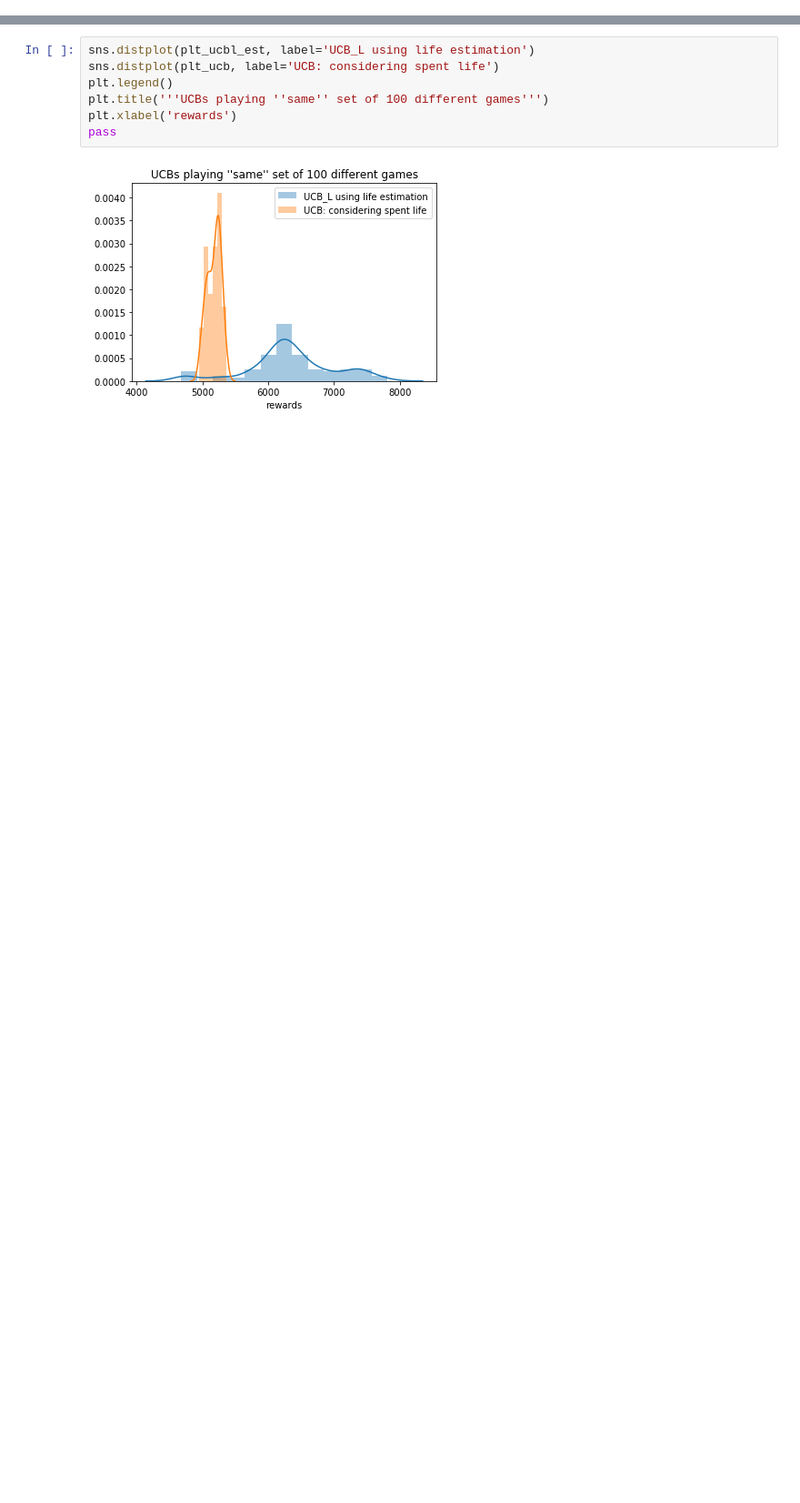
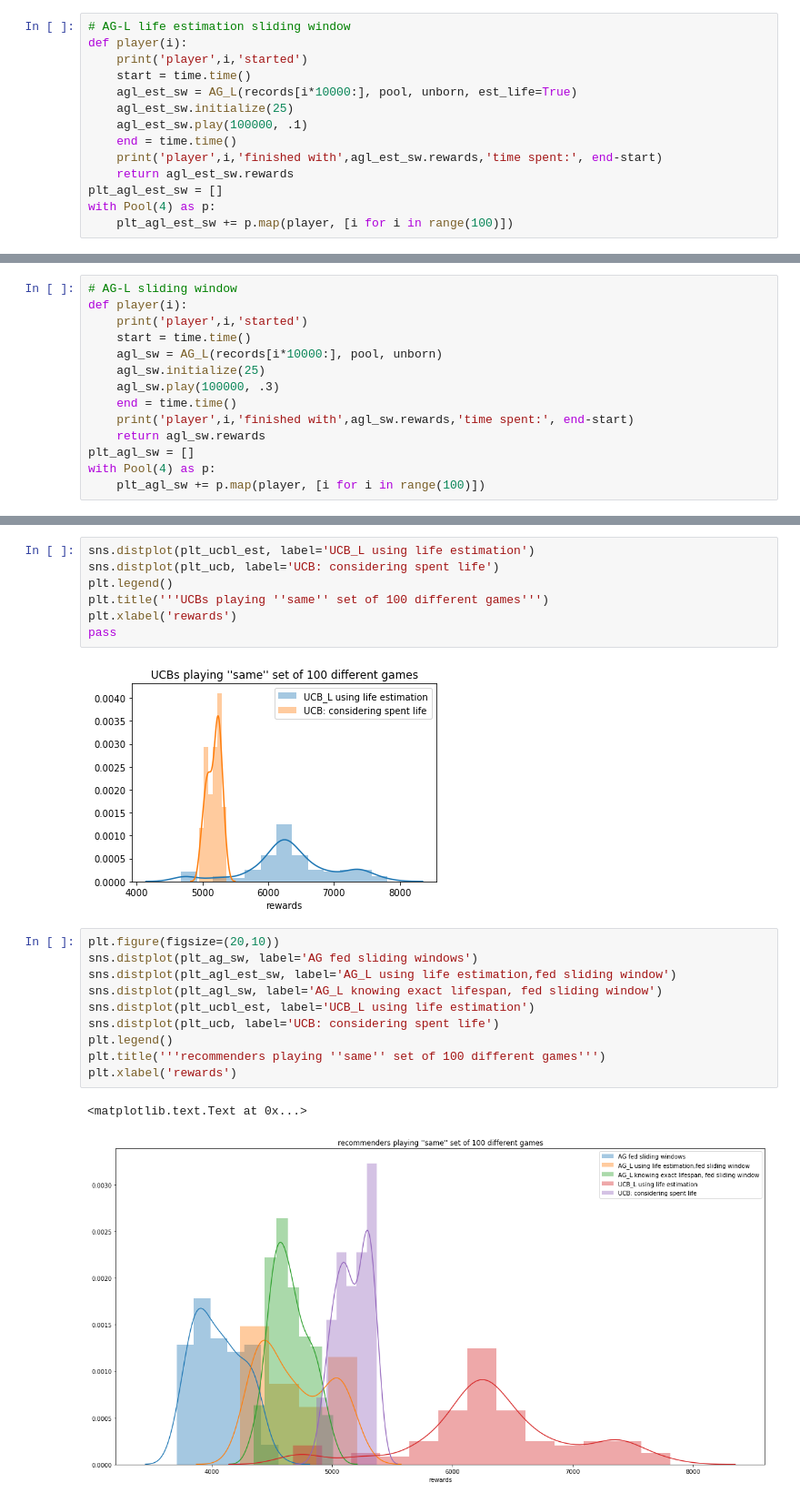
Before and after one commit to ShrekFelix/Reducing-Exploration-of-Dying-Arms-in-Mortal-Bandits, a Jupyter notebook: recommenders SCALED.ipynb, the cells around one changed output, grey strips where cells are left out. Shown: that part at 91% size. Saved outputs shown, nothing was run; the diff lists cells and outputs as text; blank space fills up the shorter version.

Commit message:
feed AGs the same sliding window fed to UCBs

```diff
--- a/recommenders SCALED.ipynb
+++ b/recommenders SCALED.ipynb
@@ -223,0 +243,14 @@ agl.play(975,.1)
+# %%
+# AG-L life estimation sliding window
+def player(i):
+    print('player',i,'started')
+    start = time.time()
+    agl_est_sw = AG_L(records[i*10000:], pool, unborn, est_life=True)
+    agl_est_sw.initialize(25)
+    agl_est_sw.play(100000, .1)
+    end = time.time()
+    print('player',i,'finished with',agl_est_sw.rewards,'time spent:', end-start)
+    return agl_est_sw.rewards
+plt_agl_est_sw = []
+with Pool(4) as p:
+    plt_agl_est_sw += p.map(player, [i for i in range(100)])
@@ -223,0 +278,14 @@ agl.play(975,.1)
+# %%
+# AG-L sliding window
+def player(i):
+    print('player',i,'started')
+    start = time.time()
+    agl_sw = AG_L(records[i*10000:], pool, unborn)
+    agl_sw.initialize(25)
+    agl_sw.play(100000, .3)
+    end = time.time()
+    print('player',i,'finished with',agl_sw.rewards,'time spent:', end-start)
+    return agl_sw.rewards
+plt_agl_sw = []
+with Pool(4) as p:
+    plt_agl_sw += p.map(player, [i for i in range(100)])
@@ -598,3 +677,16 @@ plt.xlabel('rewards')
 pass
 # %% [output]
 [figure]
+# %%
+plt.figure(figsize=(20,10))
+sns.distplot(plt_ag_sw, label='AG fed sliding windows')
+sns.distplot(plt_agl_est_sw, label='AG_L using life estimation,fed sliding window')
+sns.distplot(plt_agl_sw, label='AG_L knowing exact lifespan, fed sliding window')
+sns.distplot(plt_ucbl_est, label='UCB_L using life estimation')
+sns.distplot(plt_ucb, label='UCB: considering spent life')
+plt.legend()
+plt.title('''recommenders playing ''same'' set of 100 different games''')
+plt.xlabel('rewards')
+# %% [output]
+<matplotlib.text.Text at 0x...>
+[figure, added]
```
Also changed, not shown: parts of 15 cells of this notebook, 3 other files.
